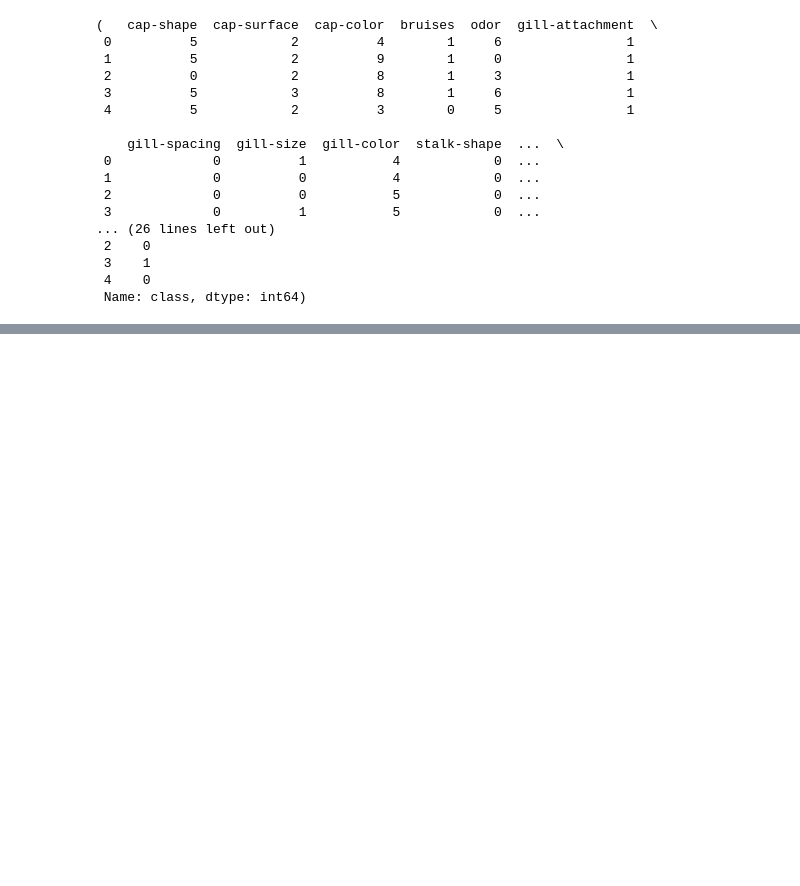
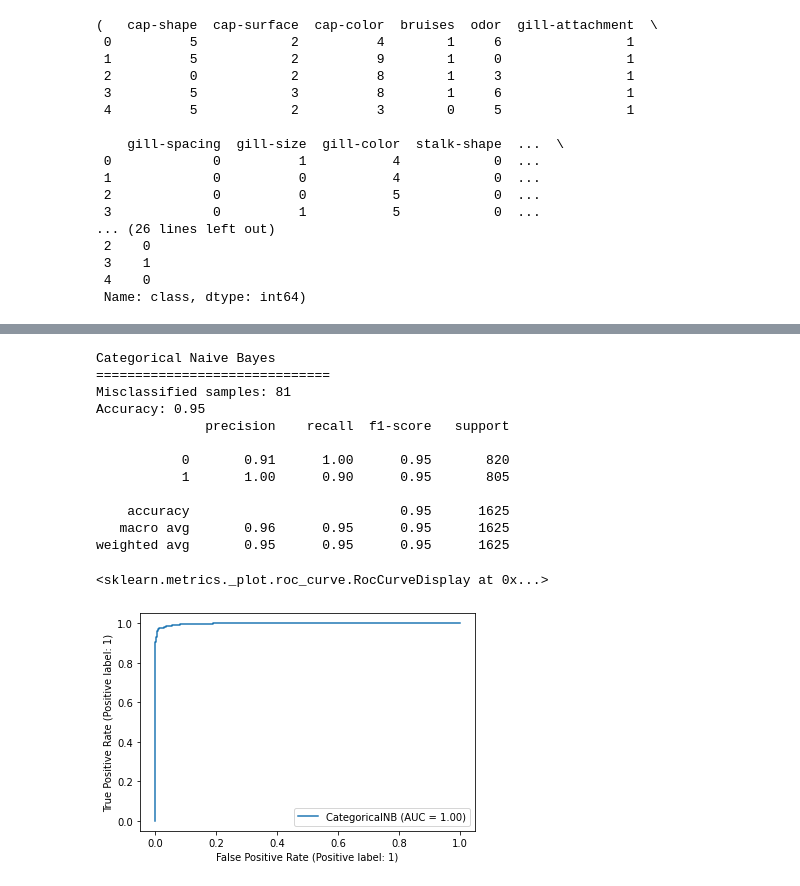
Before and after one commit to sandergs92/dmt-assignment-1, a Jupyter notebook: assignment_1/notebook_1b.ipynb, the cells around one changed output, grey strips where cells are left out. Cells and saved outputs as stored; diff of their text form; code cells hidden in the pictures; blank space fills up the shorter version.

```diff
--- a/assignment_1/notebook_1b.ipynb
+++ b/assignment_1/notebook_1b.ipynb
@@ -108,0 +148,30 @@ cnb.fit(X_train, y_train)
+# %%
+# Regression with Categorical Naive Bayes, determine accuracy
+y_predict_cnb = cnb.predict(X_test)
+y_prob_pred_cnb = cnb.predict_proba(X_test)
+# how did our model perform?
+count_misclassified = (y_test != y_predict_cnb).sum()
+
+print("Categorical Naive Bayes")
+print("=" * 30)
+print('Misclassified samples: {}'.format(count_misclassified))
+accuracy = accuracy_score(y_test, y_predict_cnb)
+print('Accuracy: {:.2f}'.format(accuracy))
+
+print(classification_report(y_test, y_predict_cnb))
+plot_roc_curve(cnb, X_test, y_test)
+# %% [output]
+Categorical Naive Bayes
+==============================
+Misclassified samples: 81
+Accuracy: 0.95
+              precision    recall  f1-score   support
+
+           0       0.91      1.00      0.95       820
+           1       1.00      0.90      0.95       805
+
+    accuracy                           0.95      1625
+   macro avg       0.96      0.95      0.95      1625
+weighted avg       0.95      0.95      0.95      1625
+<sklearn.metrics._plot.roc_curve.RocCurveDisplay at 0x...>
+[figure, added]
```
Also changed, not shown: parts of 8 cells of this notebook.
